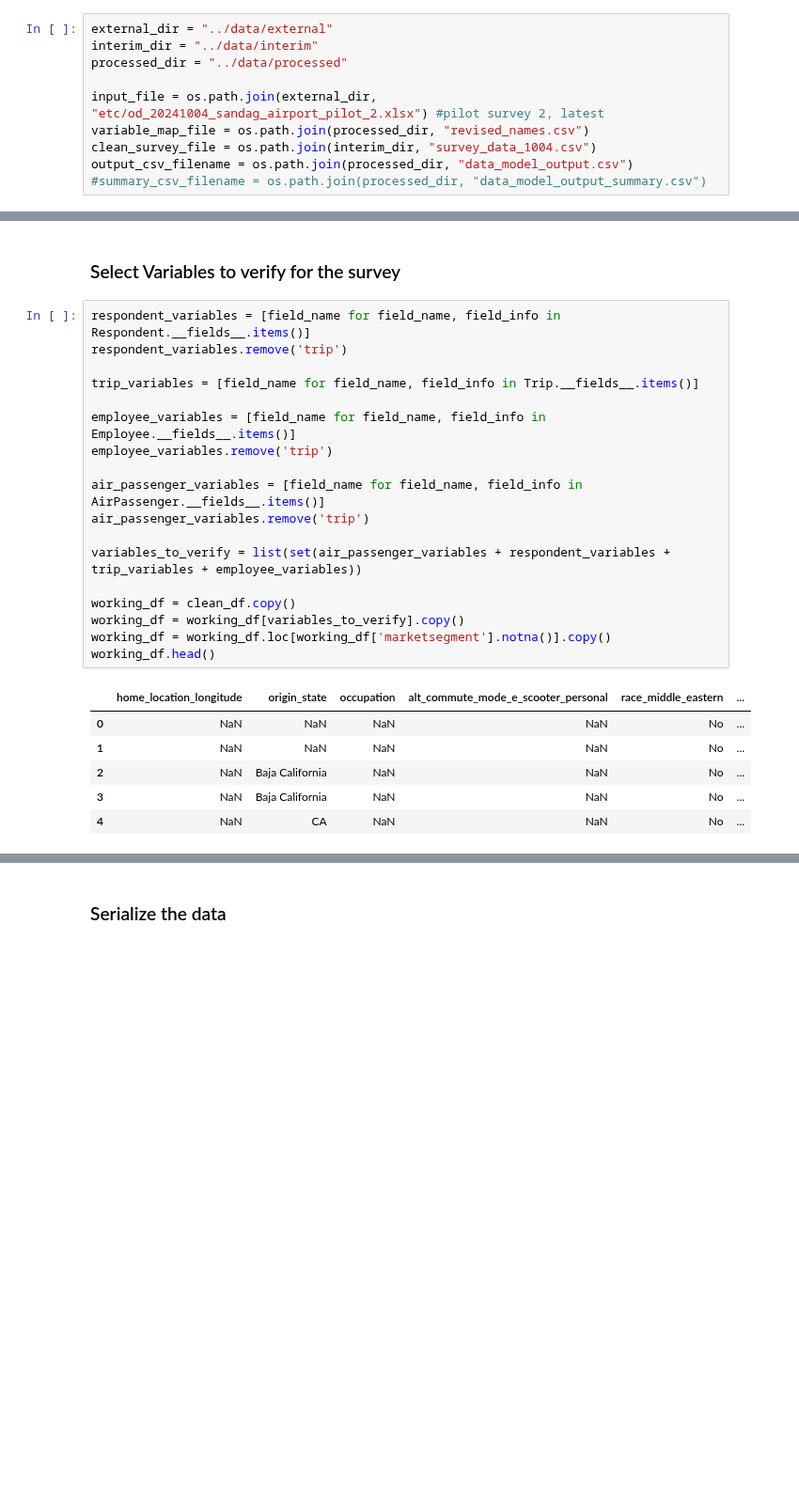
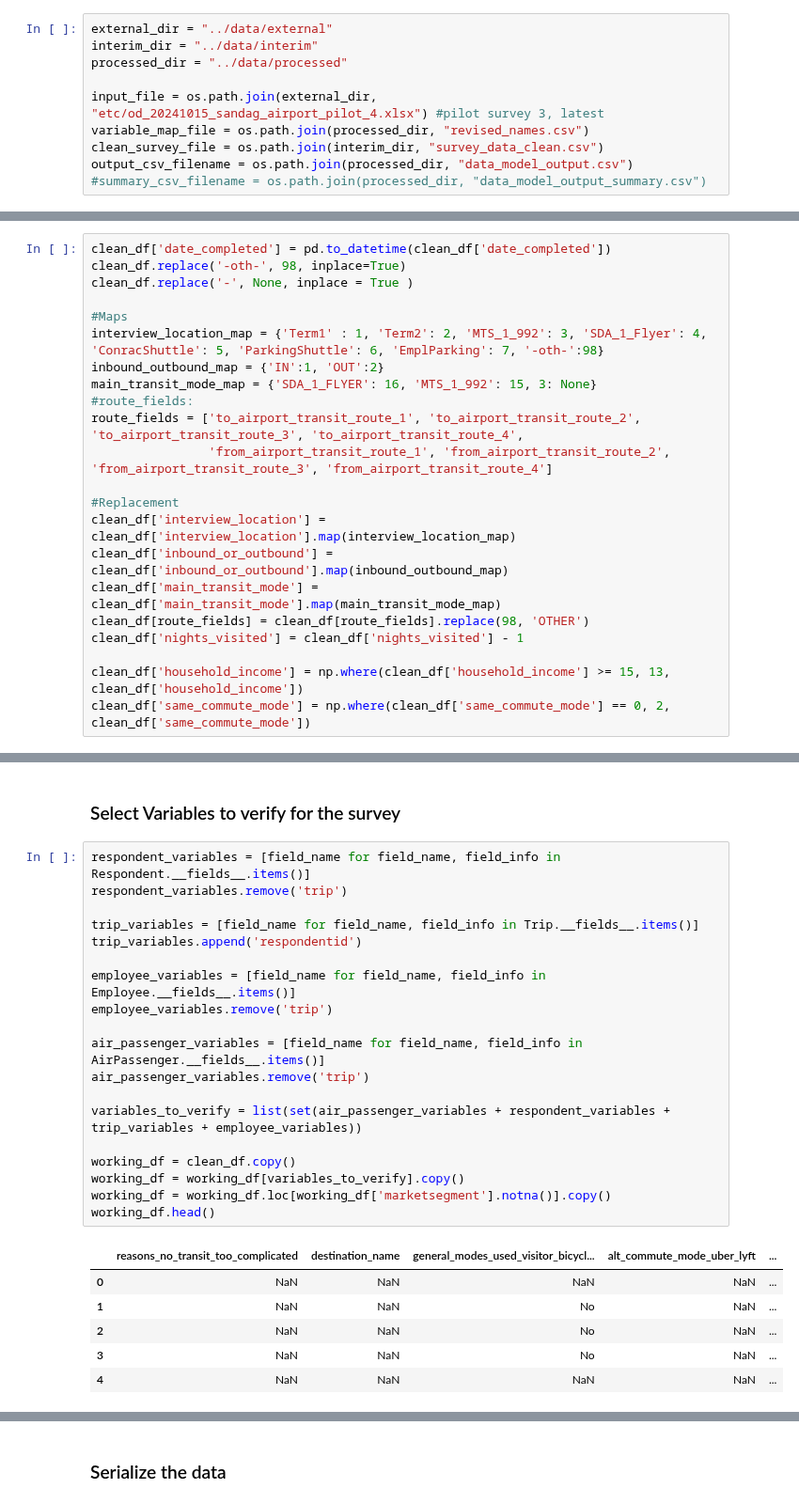
Before and after one commit to wsp-sag/Survey_Airport, a Jupyter notebook: notebooks/data-model-development-helper.ipynb, the cells around one changed output, grey strips where cells are left out. Shown at 94% size. Saved outputs shown, nothing was run; the diff lists cells and outputs as text; blank space fills up the shorter version.

Commit message:
Update data model, add notebook

```diff
--- a/notebooks/data-model-development-helper.ipynb
+++ b/notebooks/data-model-development-helper.ipynb
@@ -19,9 +19,9 @@ external_dir = "../data/external"
 interim_dir = "../data/interim"
 processed_dir = "../data/processed"
 
-input_file = os.path.join(external_dir, "etc/od_20241004_sandag_airport_pilot_2.xlsx") #pilot survey 2, latest
+input_file = os.path.join(external_dir, "etc/od_20241015_sandag_airport_pilot_4.xlsx") #pilot survey 3, latest
 variable_map_file = os.path.join(processed_dir, "revised_names.csv")
-clean_survey_file = os.path.join(interim_dir, "survey_data_1004.csv")
+clean_survey_file = os.path.join(interim_dir, "survey_data_clean.csv")
 output_csv_filename = os.path.join(processed_dir, "data_model_output.csv")
 #summary_csv_filename = os.path.join(processed_dir, "data_model_output_summary.csv")
 # %% [markdown]
@@ -33,0 +63,22 @@ clean_df = in_df.rename(columns=header_dict).copy().drop(columns=["delete"])
+# %%
+clean_df['date_completed'] = pd.to_datetime(clean_df['date_completed'])
+clean_df.replace('-oth-', 98, inplace=True)
+clean_df.replace('-', None, inplace = True )
+
+#Maps
+interview_location_map = {'Term1' : 1, 'Term2': 2, 'MTS_1_992': 3, 'SDA_1_Flyer': 4, 'ConracShuttle': 5, 'ParkingShuttle': 6, 'EmplParking': 7, '-oth-':98}
+inbound_outbound_map = {'IN':1, 'OUT':2}
+main_transit_mode_map = {'SDA_1_FLYER': 16, 'MTS_1_992': 15, 3: None}
+#route_fields:
+route_fields = ['to_airport_transit_route_1', 'to_airport_transit_route_2', 'to_airport_transit_route_3', 'to_airport_transit_route_4',
+                'from_airport_transit_route_1', 'from_airport_transit_route_2', 'from_airport_transit_route_3', 'from_airport_transit_route_4']
+
+#Replacement
+clean_df['interview_location'] = clean_df['interview_location'].map(interview_location_map)
+clean_df['inbound_or_outbound'] = clean_df['inbound_or_outbound'].map(inbound_outbound_map)
+clean_df['main_transit_mode'] = clean_df['main_transit_mode'].map(main_transit_mode_map)
+clean_df[route_fields] = clean_df[route_fields].replace(98, 'OTHER')
+clean_df['nights_visited'] = clean_df['nights_visited'] - 1
+
+clean_df['household_income'] = np.where(clean_df['household_income'] >= 15, 13, clean_df['household_income'])
+clean_df['same_commute_mode'] = np.where(clean_df['same_commute_mode'] == 0, 2, clean_df['same_commute_mode'])
@@ -38,25 +104,26 @@ clean_df.to_csv(clean_survey_file, index = False)
 # %%
 respondent_variables = [field_name for field_name, field_info in Respondent.__fields__.items()]
 respondent_variables.remove('trip')
 
 trip_variables = [field_name for field_name, field_info in Trip.__fields__.items()]
+trip_variables.append('respondentid')
 
 employee_variables = [field_name for field_name, field_info in Employee.__fields__.items()]
 employee_variables.remove('trip')
 
 air_passenger_variables = [field_name for field_name, field_info in AirPassenger.__fields__.items()]
 air_passenger_variables.remove('trip')
 
 variables_to_verify = list(set(air_passenger_variables + respondent_variables + trip_variables + employee_variables))
 
 working_df = clean_df.copy()
 working_df = working_df[variables_to_verify].copy()
 working_df = working_df.loc[working_df['marketsegment'].notna()].copy()
 working_df.head()
 # %% [output]
-|  | home_location_longitude | origin_state | occupation | alt_commute_mode_e_scooter_personal | race_middle_eastern | ... |
-| 0 | NaN | NaN | NaN | NaN | No | ... |
-| 1 | NaN | NaN | NaN | NaN | No | ... |
-| 2 | NaN | Baja California | NaN | NaN | No | ... |
-| 3 | NaN | Baja California | NaN | NaN | No | ... |
-| 4 | NaN | CA | NaN | NaN | No | ... |
+|  | reasons_no_transit_too_complicated | destination_name | general_modes_used_visitor_bicycl... | alt_commute_mode_uber_lyft | ... |
+| 0 | NaN | NaN | NaN | NaN | ... |
+| 1 | NaN | NaN | No | NaN | ... |
+| 2 | NaN | NaN | No | NaN | ... |
+| 3 | NaN | NaN | No | NaN | ... |
+| 4 | NaN | NaN | NaN | NaN | ... |
```
Also changed, not shown: parts of 16 cells of this notebook, 17 other files.
